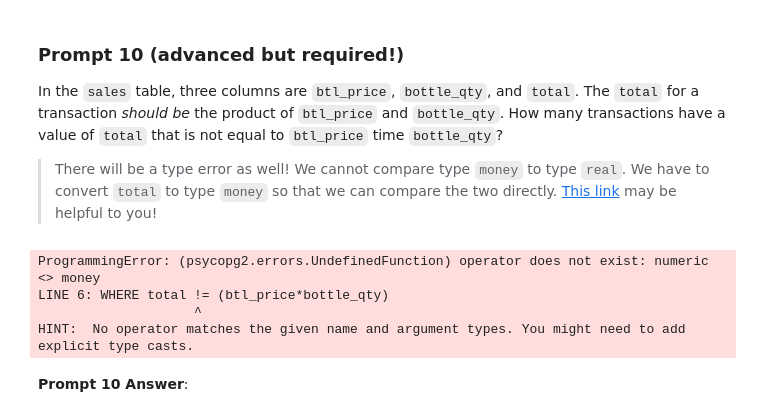
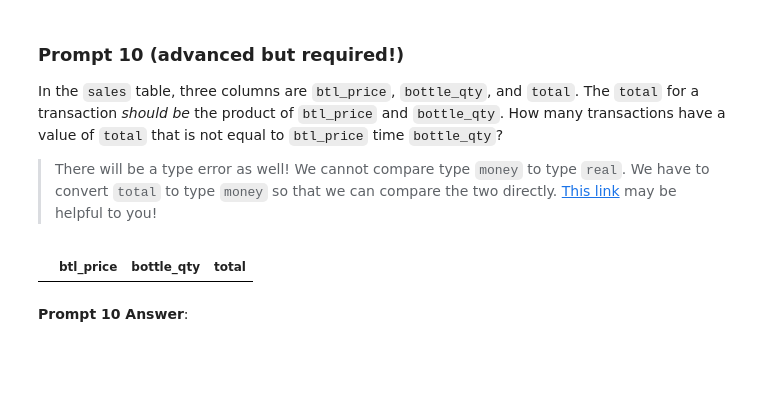
Before and after one commit to LeeTosti/coding-temple, a Jupyter notebook: week 5/assignments/sql-group-work-main/starter-code.ipynb, the cells around one changed output. Saved outputs shown, nothing was run; the diff lists cells and outputs as text; code cells hidden in the pictures; blank space fills up the shorter version.

```diff
--- a/week 5/assignments/sql-group-work-main/starter-code.ipynb
+++ b/week 5/assignments/sql-group-work-main/starter-code.ipynb
@@ -322,19 +322,16 @@ In the `sales` table, three columns are `btl_price`, `bottle_qty`, and `total`.
 # %%
 # Use a SQL query to find the answer to the above prompt.
 
 sql = """
 SELECT btl_price,
     bottle_qty,
-    CAST(total AS MONEY)
+    total
 FROM sales
-WHERE total != (btl_price*bottle_qty)
+WHERE CAST(total AS MONEY) != (btl_price*bottle_qty)
 """
 
 pd.read_sql_query(sql, engine)
 # %% [output]
-ProgrammingError: (psycopg2.errors.UndefinedFunction) operator does not exist: numeric <> money
-LINE 6: WHERE total != (btl_price*bottle_qty)
-                    ^
-HINT:  No operator matches the given name and argument types. You might need to add explicit type casts.
+|  | btl_price | bottle_qty | total |
 # %% [markdown]
 **Prompt 10 Answer**:
```
